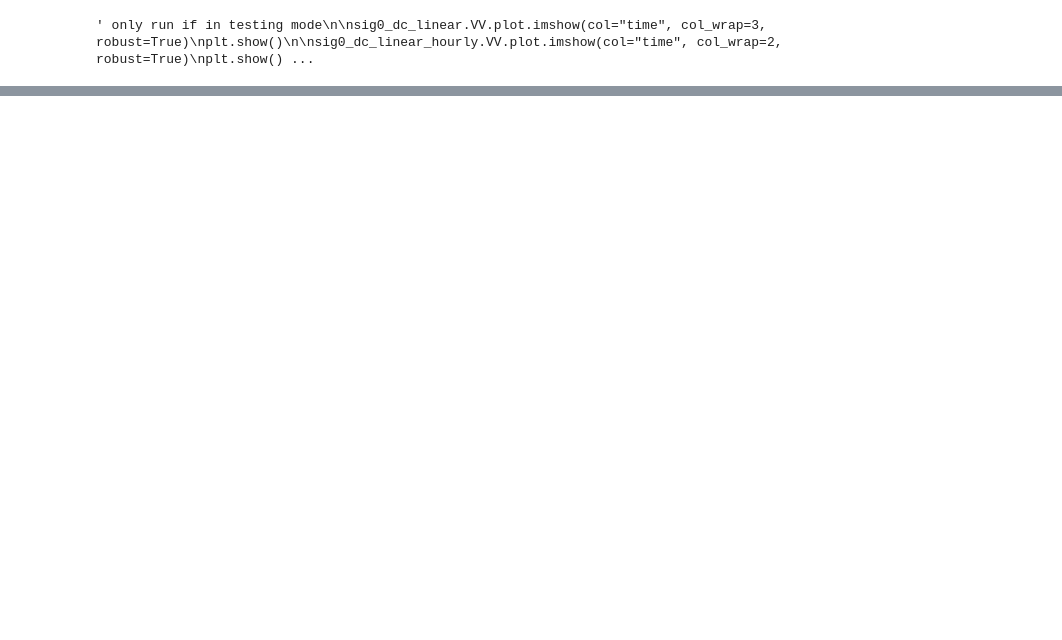
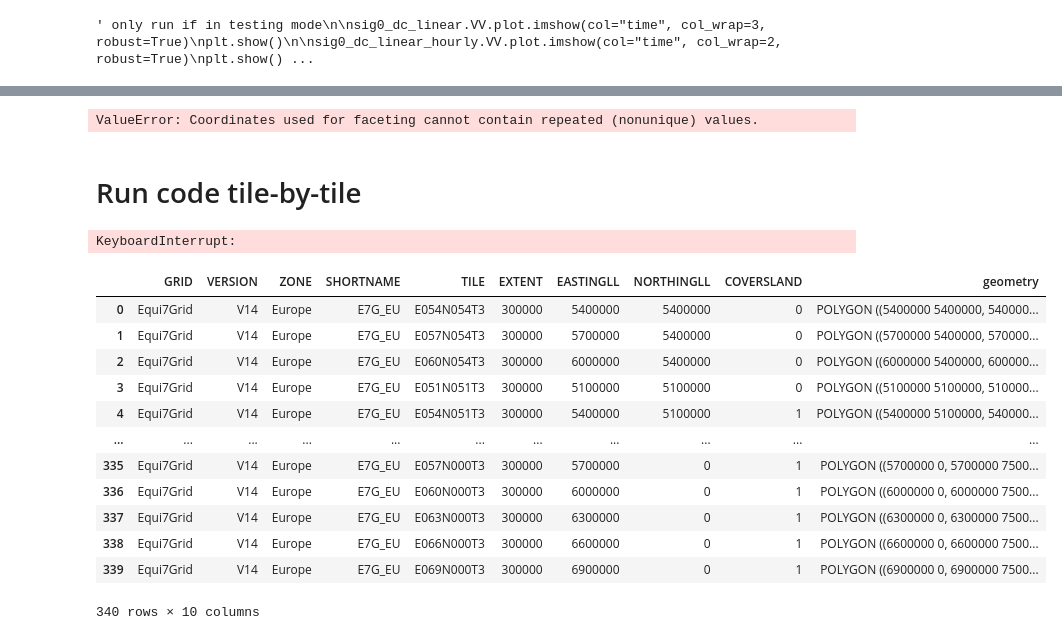
Before and after one commit to wagnerjoseph/Sentinel1-ASCAT-fusion, a Jupyter notebook: notebooks/create-s1-zarr-dataset.ipynb, the cells around one changed output, grey strips where cells are left out. Saved outputs shown, nothing was run; the diff lists cells and outputs as text; code cells hidden in the pictures; blank space fills up the shorter version.

```diff
--- a/notebooks/create-s1-zarr-dataset.ipynb
+++ b/notebooks/create-s1-zarr-dataset.ipynb
@@ -428,0 +360,7 @@ Distortions further south?
+# %%
+sig0_dc_linear.VV.plot.imshow(col="time", col_wrap=3, robust=True)
+plt.show()
+# %% [output]
+ValueError: Coordinates used for faceting cannot contain repeated (nonunique) values.
+# %% [markdown]
+# Run code tile-by-tile
@@ -428,0 +404,36 @@ Distortions further south?
+# %%
+for tile_id, items_list in tqdm(european_tiles.items(), desc="Processing European Tiles"):
+    process_tile(
+        tile_id=tile_id,
+        tiles_dict=european_tiles,
+        crs="EPSG:27704",  # Europe CRS
+        output_dir="sentinel_data/europe",
+        items_eodc=items_list
+    )
+
+for tile_id, items_list in tqdm(african_tiles.items(), desc="Processing African Tiles"):
+    process_tile(
+        tile_id=tile_id,
+        tiles_dict=african_tiles,
+        crs="EPSG:27701",  # Africa CRS
+        output_dir="sentinel_data/africa",
+        items_eodc=items_list
+    )
+# %% [output]
+KeyboardInterrupt:
+# %%
+gdf_eu
+# %% [output]
+|  | GRID | VERSION | ZONE | SHORTNAME | TILE | EXTENT | EASTINGLL | NORTHINGLL | COVERSLAND | geometry |
+| 0 | Equi7Grid | V14 | Europe | E7G_EU | E054N054T3 | 300000 | 5400000 | 5400000 | 0 | POLYGON ((5400000 5400000, 540000... |
+| 1 | Equi7Grid | V14 | Europe | E7G_EU | E057N054T3 | 300000 | 5700000 | 5400000 | 0 | POLYGON ((5700000 5400000, 570000... |
+| 2 | Equi7Grid | V14 | Europe | E7G_EU | E060N054T3 | 300000 | 6000000 | 5400000 | 0 | POLYGON ((6000000 5400000, 600000... |
+| 3 | Equi7Grid | V14 | Europe | E7G_EU | E051N051T3 | 300000 | 5100000 | 5100000 | 0 | POLYGON ((5100000 5100000, 510000... |
+| 4 | Equi7Grid | V14 | Europe | E7G_EU | E054N051T3 | 300000 | 5400000 | 5100000 | 1 | POLYGON ((5400000 5100000, 540000... |
+| ... | ... | ... | ... | ... | ... | ... | ... | ... | ... | ... |
+| 335 | Equi7Grid | V14 | Europe | E7G_EU | E057N000T3 | 300000 | 5700000 | 0 | 1 | POLYGON ((5700000 0, 5700000 7500... |
+| 336 | Equi7Grid | V14 | Europe | E7G_EU | E060N000T3 | 300000 | 6000000 | 0 | 1 | POLYGON ((6000000 0, 6000000 7500... |
+| 337 | Equi7Grid | V14 | Europe | E7G_EU | E063N000T3 | 300000 | 6300000 | 0 | 1 | POLYGON ((6300000 0, 6300000 7500... |
+| 338 | Equi7Grid | V14 | Europe | E7G_EU | E066N000T3 | 300000 | 6600000 | 0 | 1 | POLYGON ((6600000 0, 6600000 7500... |
+| 339 | Equi7Grid | V14 | Europe | E7G_EU | E069N000T3 | 300000 | 6900000 | 0 | 1 | POLYGON ((6900000 0, 6900000 7500... |
+340 rows × 10 columns
```
Also changed, not shown: parts of 18 cells of this notebook, 1 other file.
